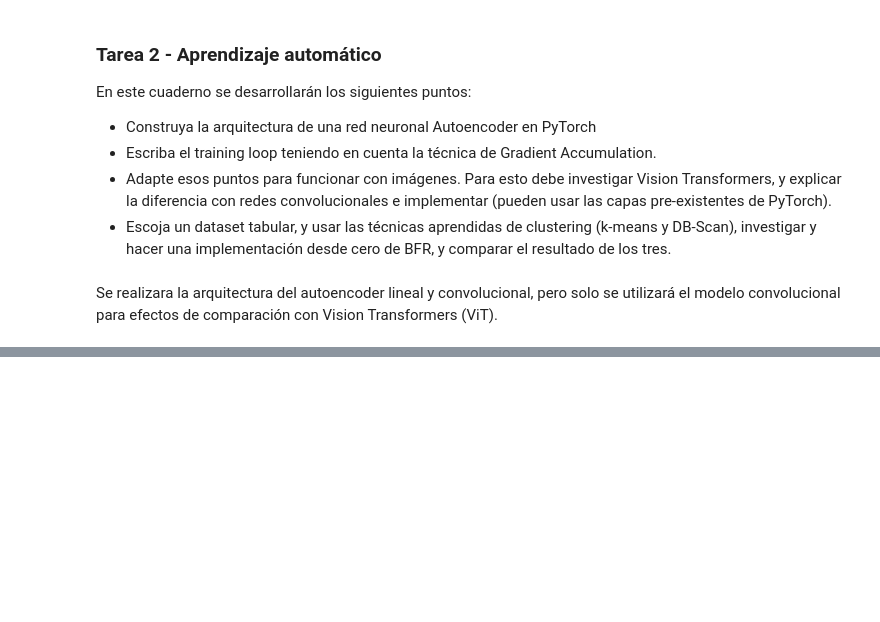
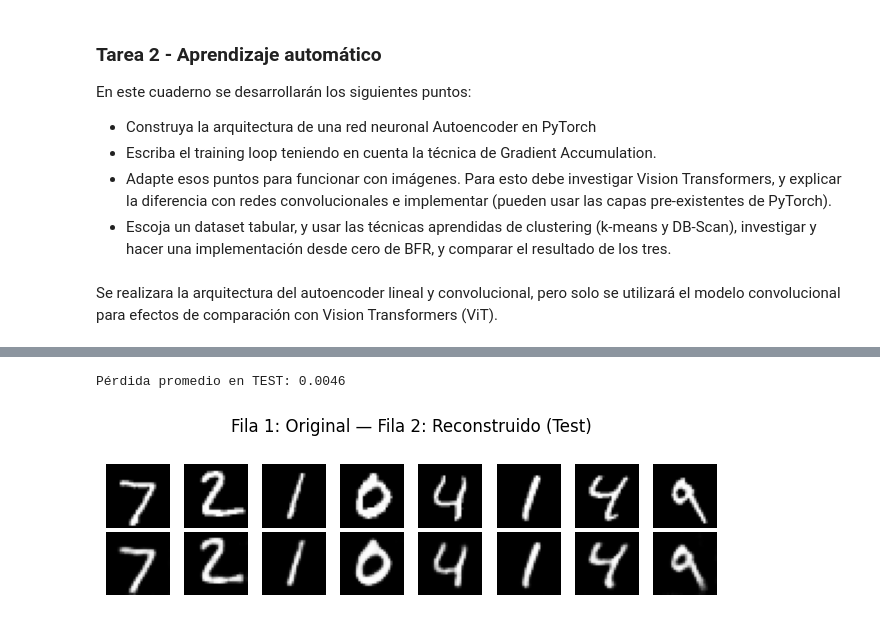
Before and after one commit to Jmurielm/ML_2, a Jupyter notebook: ML_2.ipynb, the cells around one changed output, grey strips where cells are left out. Drawn from its saved outputs; the diff is of its cells as text; code cells hidden in the pictures; blank space fills up the shorter version.

```diff
--- a/ML_2.ipynb
+++ b/ML_2.ipynb
@@ -195,0 +200,38 @@ Epoch [10/10], Train Loss: 0.0041, Val Loss: 0.0040
+# %%
+# Cargar el modelo entrenado
+model_c = Autoencoder_Convolutional()
+model_c.load_state_dict(torch.load("autoencoder_convolucional.pth"))
+model_c.eval()
+
+# Evaluación cuantitativa en el set de test
+test_loss = 0.0
+with torch.no_grad():
+    for imgs, _ in test_loader:
+        outputs = model_c(imgs)
+        loss = criterion(outputs, imgs)
+        test_loss += loss.item() * imgs.size(0)
+
+avg_test_loss = test_loss / len(test_loader.dataset)
+print(f"Pérdida promedio en TEST: {avg_test_loss:.4f}")
+
+# Visualización cualitativa
+N = 8
+with torch.no_grad():
+    sample_imgs, _ = next(iter(test_loader))           # lote de prueba
+    recons = model_c(sample_imgs)[:N]
+
+# Mostrar reconstrucciones
+fig, axes = plt.subplots(2, N, figsize=(N*0.8, 2.0))
+fig.suptitle("Fila 1: Original — Fila 2: Reconstruido (Test)", fontsize=12)
+
+for i in range(N):
+    axes[0, i].imshow(sample_imgs[i].squeeze(), cmap='gray')
+    axes[0, i].axis('off')
+    axes[1, i].imshow(recons[i].squeeze(), cmap='gray')
+    axes[1, i].axis('off')
+
+plt.tight_layout()
+plt.show()
+# %% [output]
+Pérdida promedio en TEST: 0.0046
+[figure, added]
```
Also changed, not shown: parts of 3 cells of this notebook, 1 other file.
